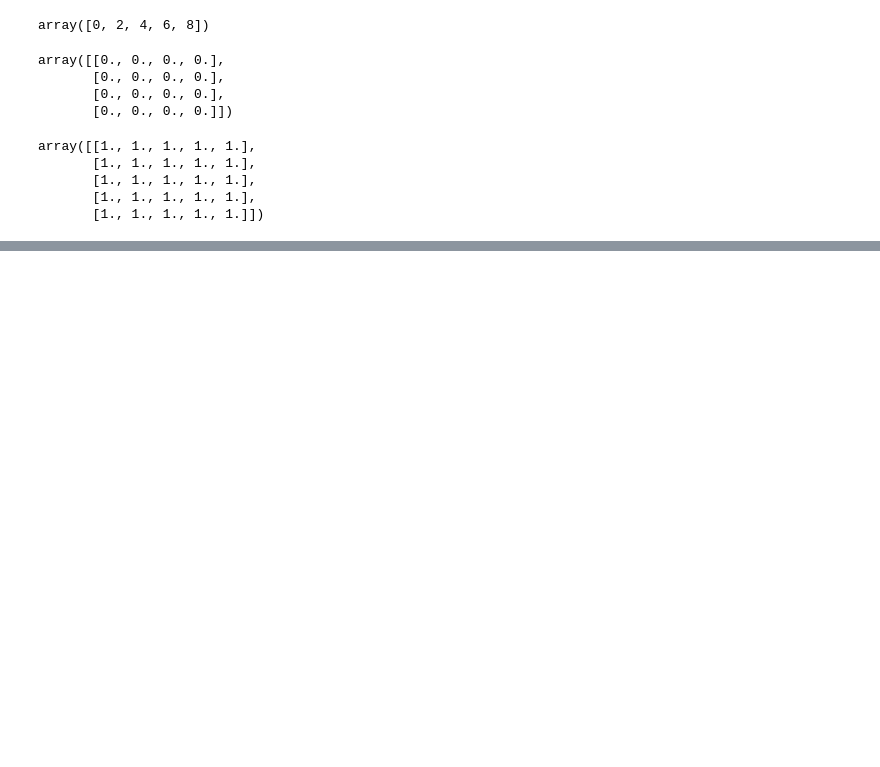
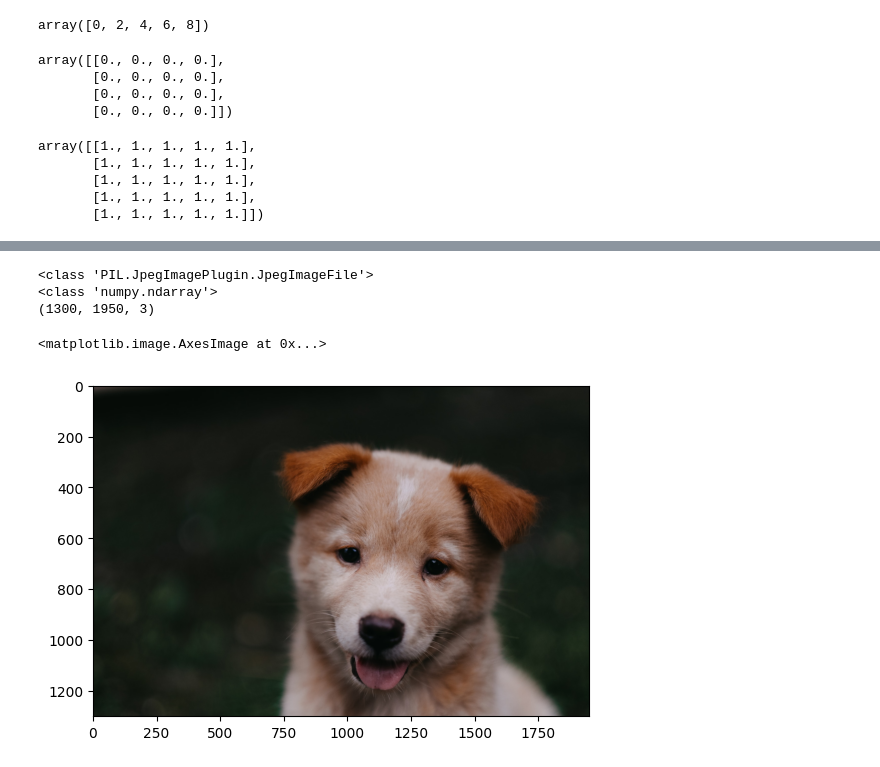
Before and after one commit to mahabubulhasan/ComputerVision, a Jupyter notebook: section_2.ipynb, the cells around one changed output, grey strips where cells are left out. Saved outputs shown, nothing was run; the diff lists cells and outputs as text; code cells hidden in the pictures; blank space fills up the shorter version.

```diff
--- a/section_2.ipynb
+++ b/section_2.ipynb
@@ -35,0 +50,14 @@ print(arr.mean())
+# %%
+print(type(pic))
+pic_array = np.asarray(pic)
+print(type(pic_array))
+print(pic_array.shape)
+# %% [output]
+<class 'PIL.JpegImagePlugin.JpegImageFile'>
+<class 'numpy.ndarray'>
+(1300, 1950, 3)
+# %%
+plt.imshow(pic_array)
+# %% [output]
+<matplotlib.image.AxesImage at 0x...>
+[figure, added]
```
Also changed, not shown: parts of 6 cells of this notebook.
